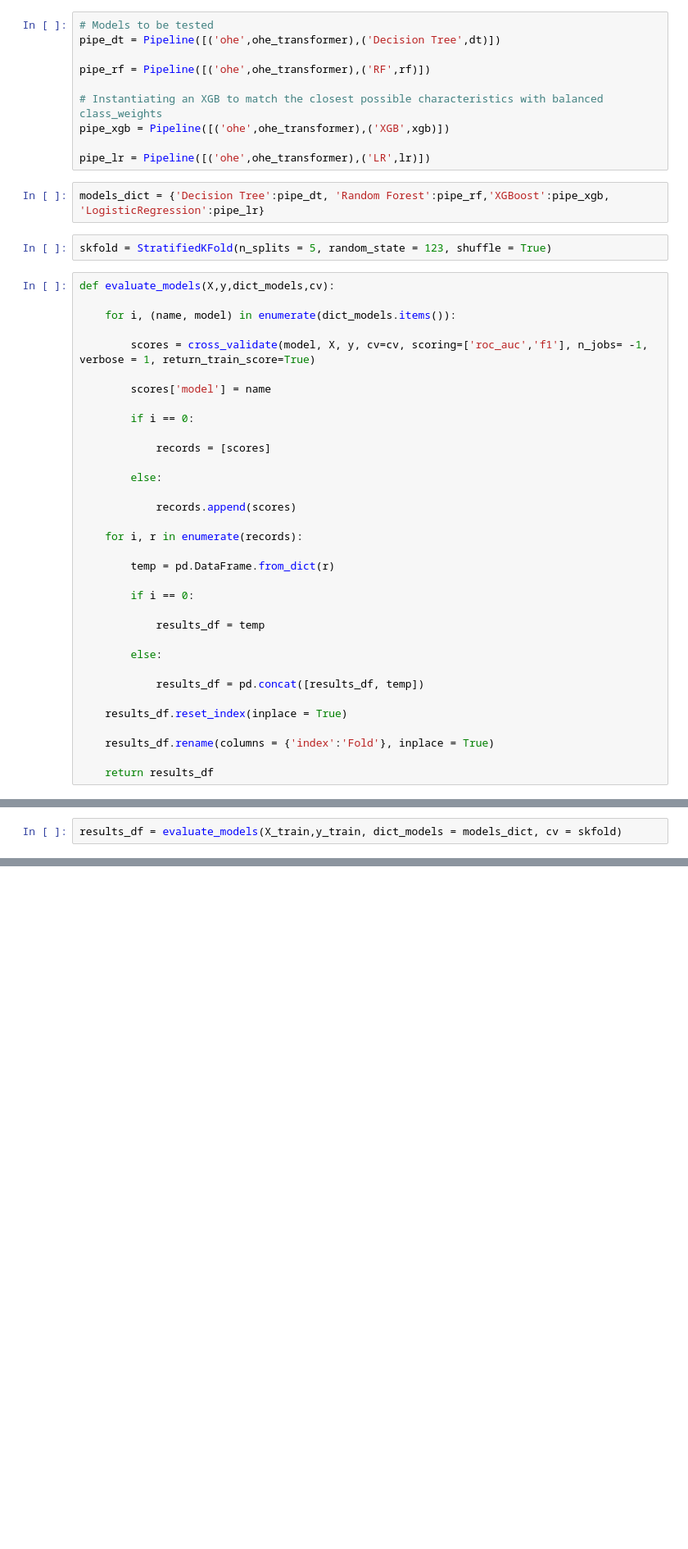
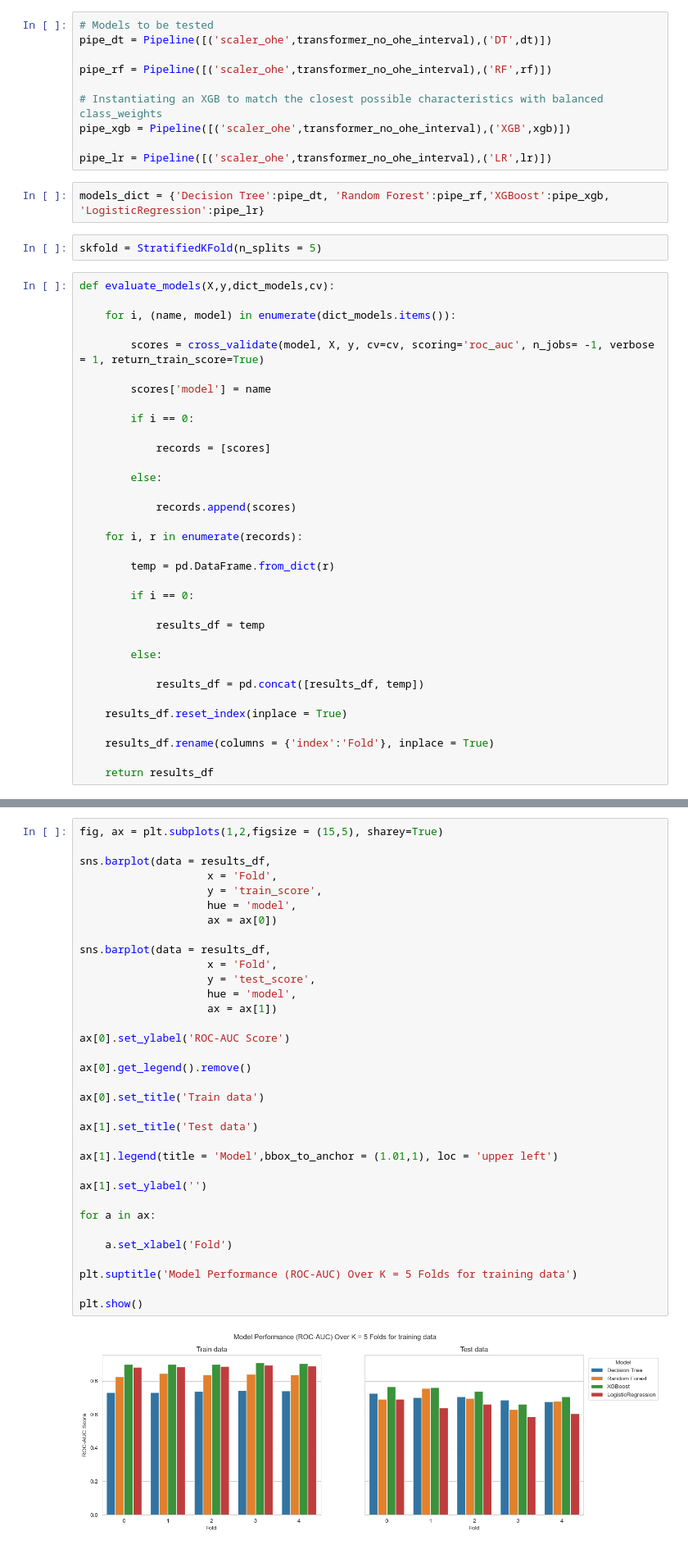
Before and after one commit to bglucca/ArvatoCustomerSegmentation, a Jupyter notebook: 05_mailout_predictions.ipynb, the cells around one changed output, grey strips where cells are left out. Shown at 82% size. Cells and saved outputs as stored; diff of their text form; blank space fills up the shorter version.

```diff
--- a/05_mailout_predictions.ipynb
+++ b/05_mailout_predictions.ipynb
@@ -151,23 +187,23 @@ ohe_transformer = make_column_transformer((OneHotEncoder(),nominal_vars_pos),rem
 # %%
 # Models to be tested
-pipe_dt = Pipeline([('ohe',ohe_transformer),('Decision Tree',dt)])
+pipe_dt = Pipeline([('scaler_ohe',transformer_no_ohe_interval),('DT',dt)])
 
-pipe_rf = Pipeline([('ohe',ohe_transformer),('RF',rf)])
+pipe_rf = Pipeline([('scaler_ohe',transformer_no_ohe_interval),('RF',rf)])
 
 # Instantiating an XGB to match the closest possible characteristics with balanced class_weights
-pipe_xgb = Pipeline([('ohe',ohe_transformer),('XGB',xgb)])
+pipe_xgb = Pipeline([('scaler_ohe',transformer_no_ohe_interval),('XGB',xgb)])
 
-pipe_lr = Pipeline([('ohe',ohe_transformer),('LR',lr)])
+pipe_lr = Pipeline([('scaler_ohe',transformer_no_ohe_interval),('LR',lr)])
 # %%
 models_dict = {'Decision Tree':pipe_dt, 'Random Forest':pipe_rf,'XGBoost':pipe_xgb, 'LogisticRegression':pipe_lr}
 # %%
-skfold = StratifiedKFold(n_splits = 5, random_state = 123, shuffle = True)
+skfold = StratifiedKFold(n_splits = 5)
 # %%
 def evaluate_models(X,y,dict_models,cv):
 
     for i, (name, model) in enumerate(dict_models.items()):
 
-        scores = cross_validate(model, X, y, cv=cv, scoring=['roc_auc','f1'], n_jobs= -1, verbose = 1, return_train_score=True)
+        scores = cross_validate(model, X, y, cv=cv, scoring='roc_auc', n_jobs= -1, verbose = 1, return_train_score=True)
 
         scores['model'] = name
 
@@ -301,2 +251,0 @@ models_dict = {'Decision Tree':pipe_dt, 'Random Forest':pipe_rf,'XGBoost':pipe_x
-# %%
-results_df = evaluate_models(X_train,y_train, dict_models = models_dict, cv = skfold)
@@ -498,0 +252,36 @@ model_result_frame
+# %%
+fig, ax = plt.subplots(1,2,figsize = (15,5), sharey=True)
+
+sns.barplot(data = results_df,
+                    x = 'Fold',
+                    y = 'train_score',
+                    hue = 'model',
+                    ax = ax[0])
+
+sns.barplot(data = results_df,
+                    x = 'Fold',
+                    y = 'test_score',
+                    hue = 'model',
+                    ax = ax[1])
+
+ax[0].set_ylabel('ROC-AUC Score')
+
+ax[0].get_legend().remove()
+
+ax[0].set_title('Train data')
+
+ax[1].set_title('Test data')
+
+ax[1].legend(title = 'Model',bbox_to_anchor = (1.01,1), loc = 'upper left')
+
+ax[1].set_ylabel('')
+
+for a in ax:
+
+    a.set_xlabel('Fold')
+
+plt.suptitle('Model Performance (ROC-AUC) Over K = 5 Folds for training data')
+
+plt.show()
+# %% [output]
+[figure, added]
```
Also changed, not shown: parts of 84 cells of this notebook.
